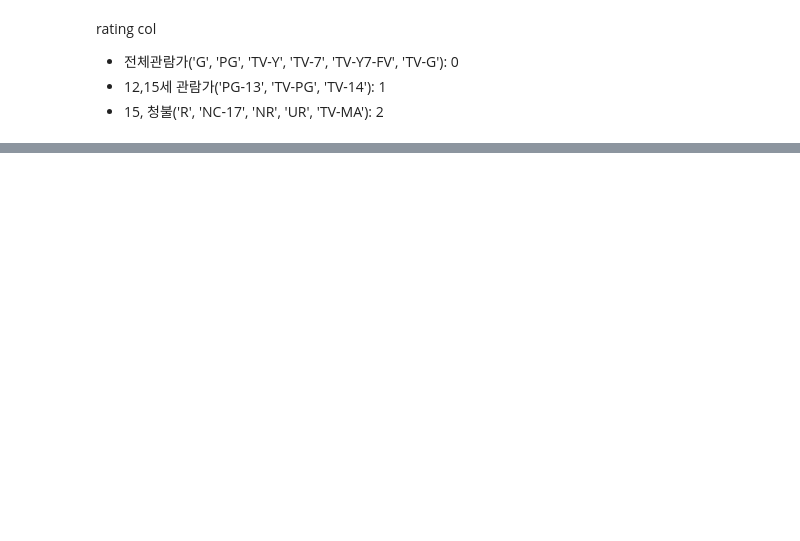
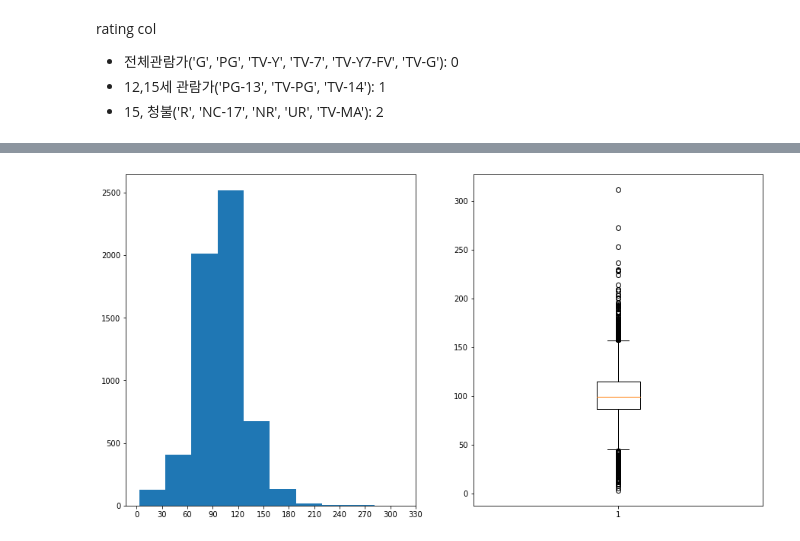
Before and after one commit to DONGYEONKANG/Datathon, a Jupyter notebook: Main.ipynb, the cells around one changed output, grey strips where cells are left out. Drawn from its saved outputs; the diff is of its cells as text; code cells hidden in the pictures; blank space fills up the shorter version.

```diff
--- a/Main.ipynb
+++ b/Main.ipynb
@@ -187,2 +197,4 @@ total_df.head()
 # %%
-total_df = total_df.reset_index(drop=True)
+# 없는 rating data 제거 , 8807 - 202 - 10(중복있을듯 아마...) = 8598
+df.drop(df[df["rating"].isnull()].index, inplace=True)
+df = df.reset_index(drop=True)
@@ -195,6 +201,12 @@ total_df = total_df.reset_index(drop=True)
 # %%
-total_df.drop(["date_added", "show_id", "description", "Title_ID"], axis = 1, inplace=True)
-total_df.head()
+# 사용하지 않는 컬럼 제거
+# date_added
+# show_id
+# desciption
+# Title_ID
+
+df.drop(["date_added", "show_id", "description", "Title_ID"], axis = 1, inplace=True)
+df.head()
 # %% [output]
 |  | type | director | title | cast | country | duration | listed_in | rating | release_year | Original | ... |
 | 0 | Movie | Kirsten Johnson | Dick Johnson Is Dead | Michael Hilow, Dick Johnson, Chad... | United States | 90 min | Documentaries | PG-13 | 2020 | 1 | ... |
@@ -281,3 +295,6 @@ df.isnull().sum()
+# %%
+df["Score"] = df["Avg"] * df["Total"]
+df["Score_normal"] = (df["Score"] - df["Score"].mean())/df["Score"].std() + 1 #정규화
 # %%
 # min 열만 가져오기
 duration_col = df['duration'].str.endswith('min')
@@ -289,5 +373,14 @@ plt.hist(df[duration_col]['duration'])
 # %%
+plt.figure(figsize=(15,8))
 aa =df.loc[df['duration'].str.endswith('min'),'duration']
 aa = [int(x[:-4]) for x in aa]
+
+plt.subplot(121)
 plt.hist(aa)
-plt.xticks([0,30,60,90,120,150,180,210])
+plt.xticks([0,30,60,90,120,150,180,210,240,270,300,330])
+
+plt.subplot(122)
+plt.boxplot(aa)
+plt.show()
+# %% [output]
+[figure, added]
```
Also changed, not shown: parts of 27 cells of this notebook.
